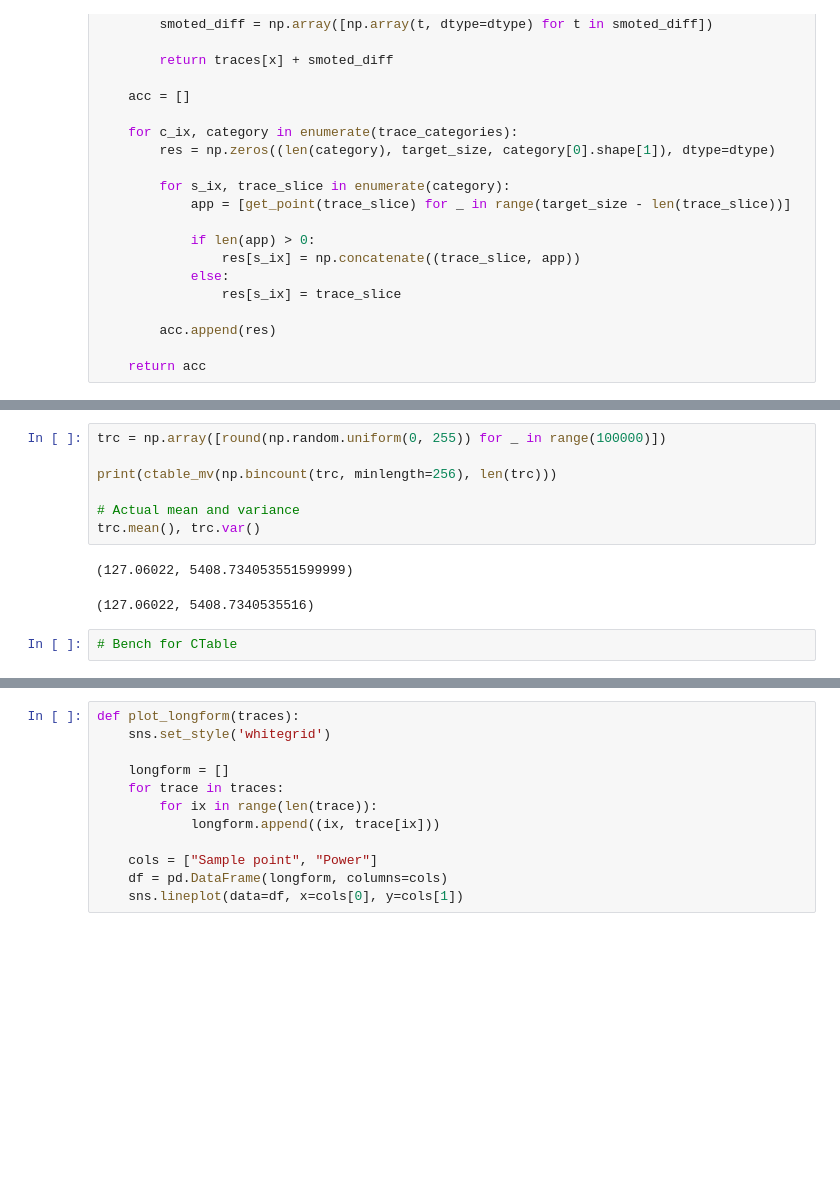
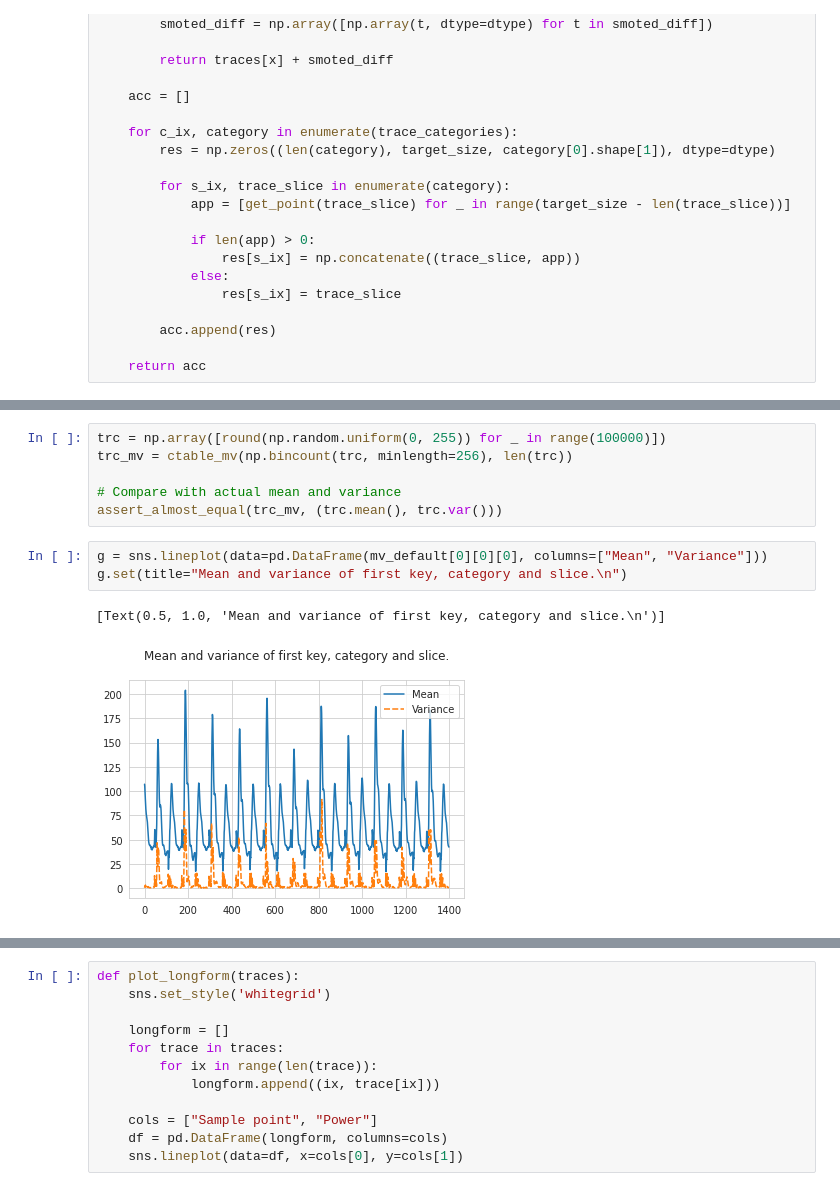
Before and after one commit to ccberg/LA, a Jupyter notebook: tvla/t_test_doc.ipynb, the cells around one changed output, grey strips where cells are left out. Drawn from its saved outputs; the diff is of its cells as text; blank space fills up the shorter version.

```diff
--- a/tvla/t_test_doc.ipynb
+++ b/tvla/t_test_doc.ipynb
@@ -262,12 +266,12 @@ sns.lineplot(data=pd.DataFrame(zip(bc_spt, bc_spt_s), columns=["Source", "Smoted
 # %%
 trc = np.array([round(np.random.uniform(0, 255)) for _ in range(100000)])
+trc_mv = ctable_mv(np.bincount(trc, minlength=256), len(trc))
 
-print(ctable_mv(np.bincount(trc, minlength=256), len(trc)))
-
-# Actual mean and variance
-trc.mean(), trc.var()
+# Compare with actual mean and variance
+assert_almost_equal(trc_mv, (trc.mean(), trc.var()))
-# %% [output]
-(127.06022, 5408.734053551599999)
-(127.06022, 5408.7340535516)
-# %%
-# Bench for CTable
+# %%
+g = sns.lineplot(data=pd.DataFrame(mv_default[0][0][0], columns=["Mean", "Variance"]))
+g.set(title="Mean and variance of first key, category and slice.\n")
+# %% [output]
+[Text(0.5, 1.0, 'Mean and variance of first key, category and slice.\n')]
+[figure, added]
```
Also changed, not shown: parts of 7 cells of this notebook, 1 other file.
